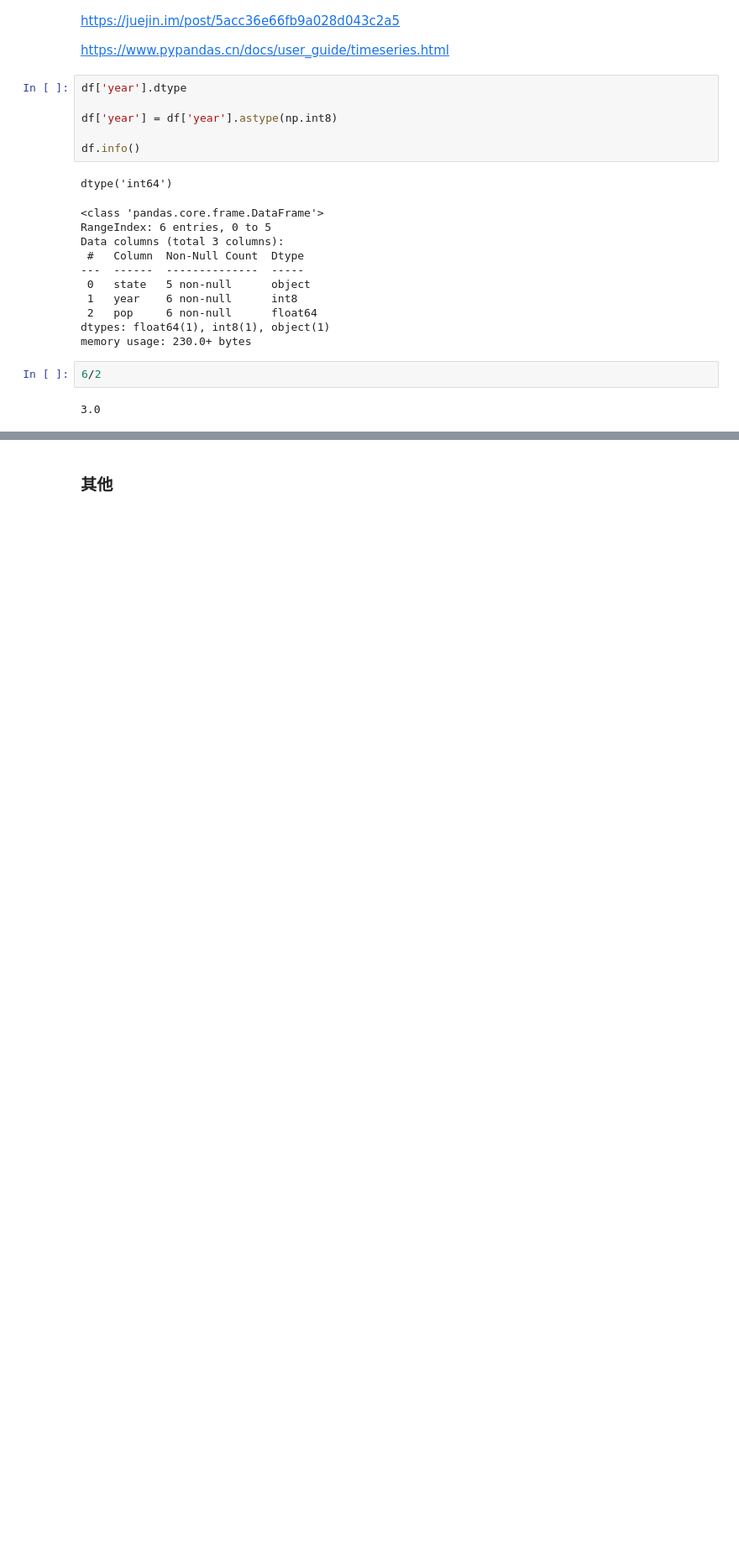
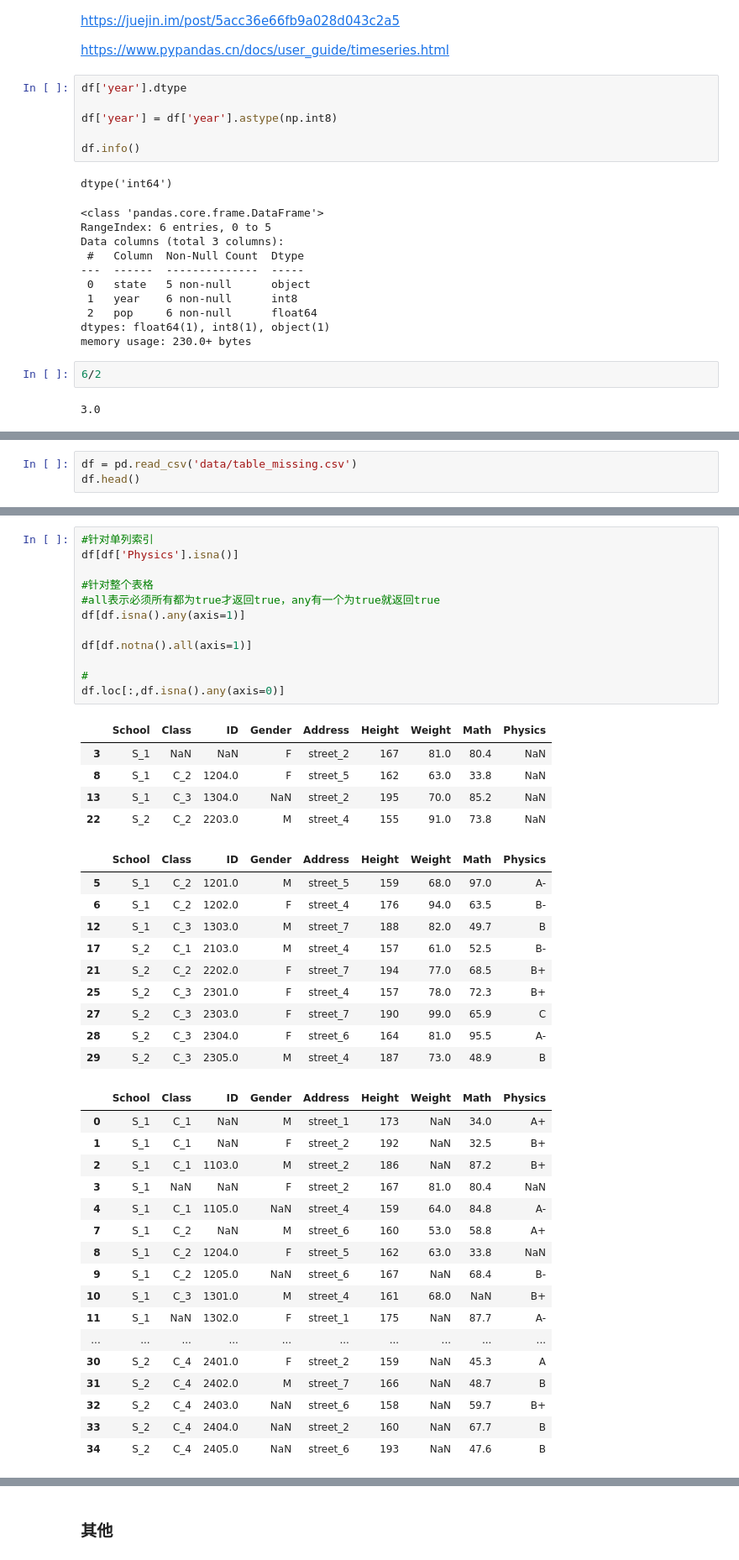
Before and after one commit to maoweixy/AI, a Jupyter notebook: Snippet/Pandas_Snippet.ipynb, the cells around one changed output, grey strips where cells are left out. Shown at 84% size. Saved outputs shown, nothing was run; the diff lists cells and outputs as text; blank space fills up the shorter version.

```diff
--- a/Snippet/Pandas_Snippet.ipynb
+++ b/Snippet/Pandas_Snippet.ipynb
@@ -1396,0 +1461,3 @@ memory usage: 230.0+ bytes
+# %%
+df = pd.read_csv('data/table_missing.csv')
+df.head()
@@ -1396,0 +1518,45 @@ memory usage: 230.0+ bytes
+# %%
+#针对单列索引
+df[df['Physics'].isna()]
+
+#针对整个表格
+#all表示必须所有都为true才返回true，any有一个为true就返回true
+df[df.isna().any(axis=1)]
+
+df[df.notna().all(axis=1)]
+
+#
+df.loc[:,df.isna().any(axis=0)]
+# %% [output]
+|  | School | Class | ID | Gender | Address | Height | Weight | Math | Physics |
+| 3 | S_1 | NaN | NaN | F | street_2 | 167 | 81.0 | 80.4 | NaN |
+| 8 | S_1 | C_2 | 1204.0 | F | street_5 | 162 | 63.0 | 33.8 | NaN |
+| 13 | S_1 | C_3 | 1304.0 | NaN | street_2 | 195 | 70.0 | 85.2 | NaN |
+| 22 | S_2 | C_2 | 2203.0 | M | street_4 | 155 | 91.0 | 73.8 | NaN |
+|  | School | Class | ID | Gender | Address | Height | Weight | Math | Physics |
+| 5 | S_1 | C_2 | 1201.0 | M | street_5 | 159 | 68.0 | 97.0 | A- |
+| 6 | S_1 | C_2 | 1202.0 | F | street_4 | 176 | 94.0 | 63.5 | B- |
+| 12 | S_1 | C_3 | 1303.0 | M | street_7 | 188 | 82.0 | 49.7 | B |
+| 17 | S_2 | C_1 | 2103.0 | M | street_4 | 157 | 61.0 | 52.5 | B- |
+| 21 | S_2 | C_2 | 2202.0 | F | street_7 | 194 | 77.0 | 68.5 | B+ |
+| 25 | S_2 | C_3 | 2301.0 | F | street_4 | 157 | 78.0 | 72.3 | B+ |
+| 27 | S_2 | C_3 | 2303.0 | F | street_7 | 190 | 99.0 | 65.9 | C |
+| 28 | S_2 | C_3 | 2304.0 | F | street_6 | 164 | 81.0 | 95.5 | A- |
+| 29 | S_2 | C_3 | 2305.0 | M | street_4 | 187 | 73.0 | 48.9 | B |
+|  | School | Class | ID | Gender | Address | Height | Weight | Math | Physics |
+| 0 | S_1 | C_1 | NaN | M | street_1 | 173 | NaN | 34.0 | A+ |
+| 1 | S_1 | C_1 | NaN | F | street_2 | 192 | NaN | 32.5 | B+ |
+| 2 | S_1 | C_1 | 1103.0 | M | street_2 | 186 | NaN | 87.2 | B+ |
+| 3 | S_1 | NaN | NaN | F | street_2 | 167 | 81.0 | 80.4 | NaN |
+| 4 | S_1 | C_1 | 1105.0 | NaN | street_4 | 159 | 64.0 | 84.8 | A- |
+| 7 | S_1 | C_2 | NaN | M | street_6 | 160 | 53.0 | 58.8 | A+ |
+| 8 | S_1 | C_2 | 1204.0 | F | street_5 | 162 | 63.0 | 33.8 | NaN |
+| 9 | S_1 | C_2 | 1205.0 | NaN | street_6 | 167 | NaN | 68.4 | B- |
+| 10 | S_1 | C_3 | 1301.0 | M | street_4 | 161 | 68.0 | NaN | B+ |
+| 11 | S_1 | NaN | 1302.0 | F | street_1 | 175 | NaN | 87.7 | A- |
+| ... | ... | ... | ... | ... | ... | ... | ... | ... | ... |
+| 30 | S_2 | C_4 | 2401.0 | F | street_2 | 159 | NaN | 45.3 | A |
+| 31 | S_2 | C_4 | 2402.0 | M | street_7 | 166 | NaN | 48.7 | B |
+| 32 | S_2 | C_4 | 2403.0 | NaN | street_6 | 158 | NaN | 59.7 | B+ |
+| 33 | S_2 | C_4 | 2404.0 | NaN | street_2 | 160 | NaN | 67.7 | B |
+| 34 | S_2 | C_4 | 2405.0 | NaN | street_6 | 193 | NaN | 47.6 | B |
```
Also changed, not shown: parts of 61 cells of this notebook, 7 other files.
